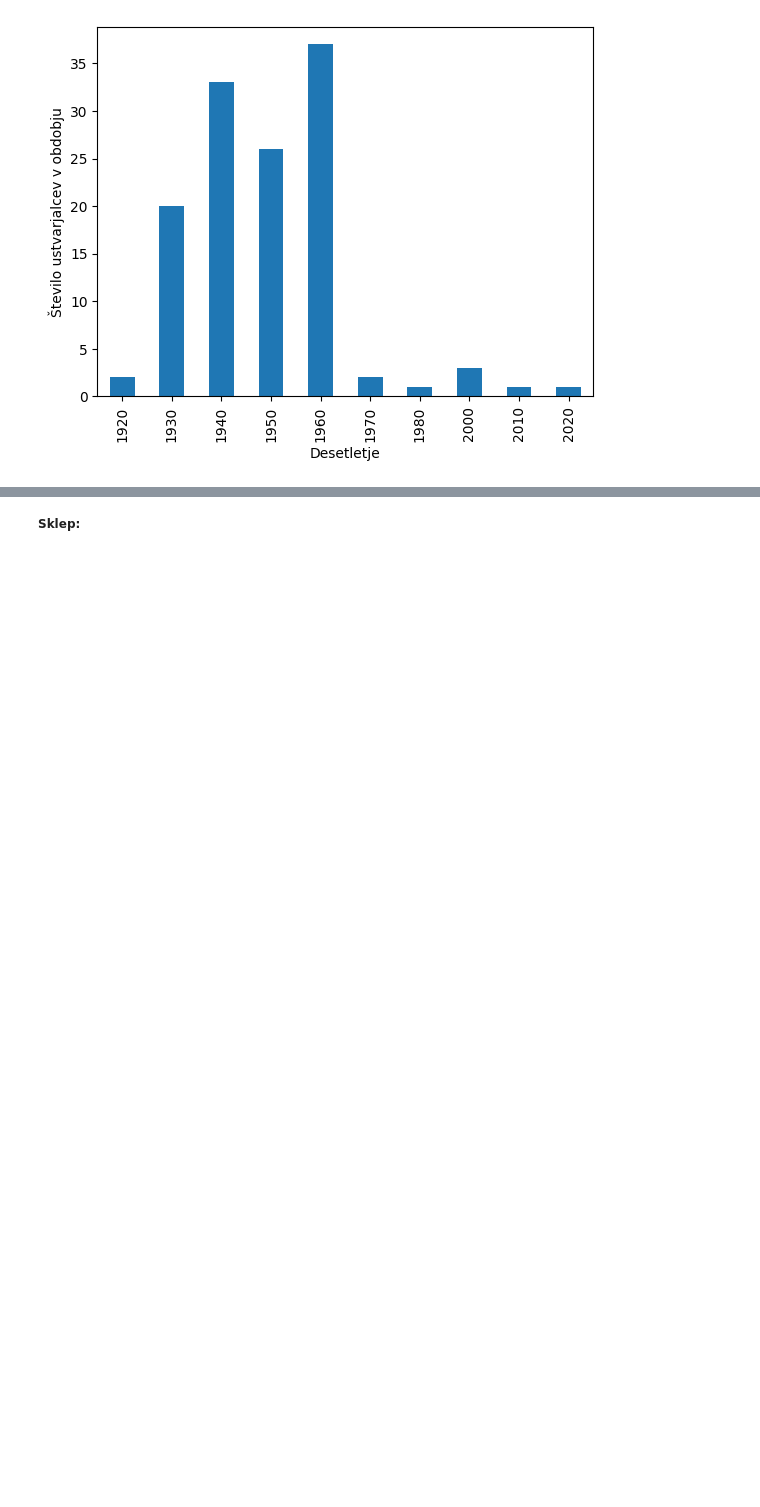
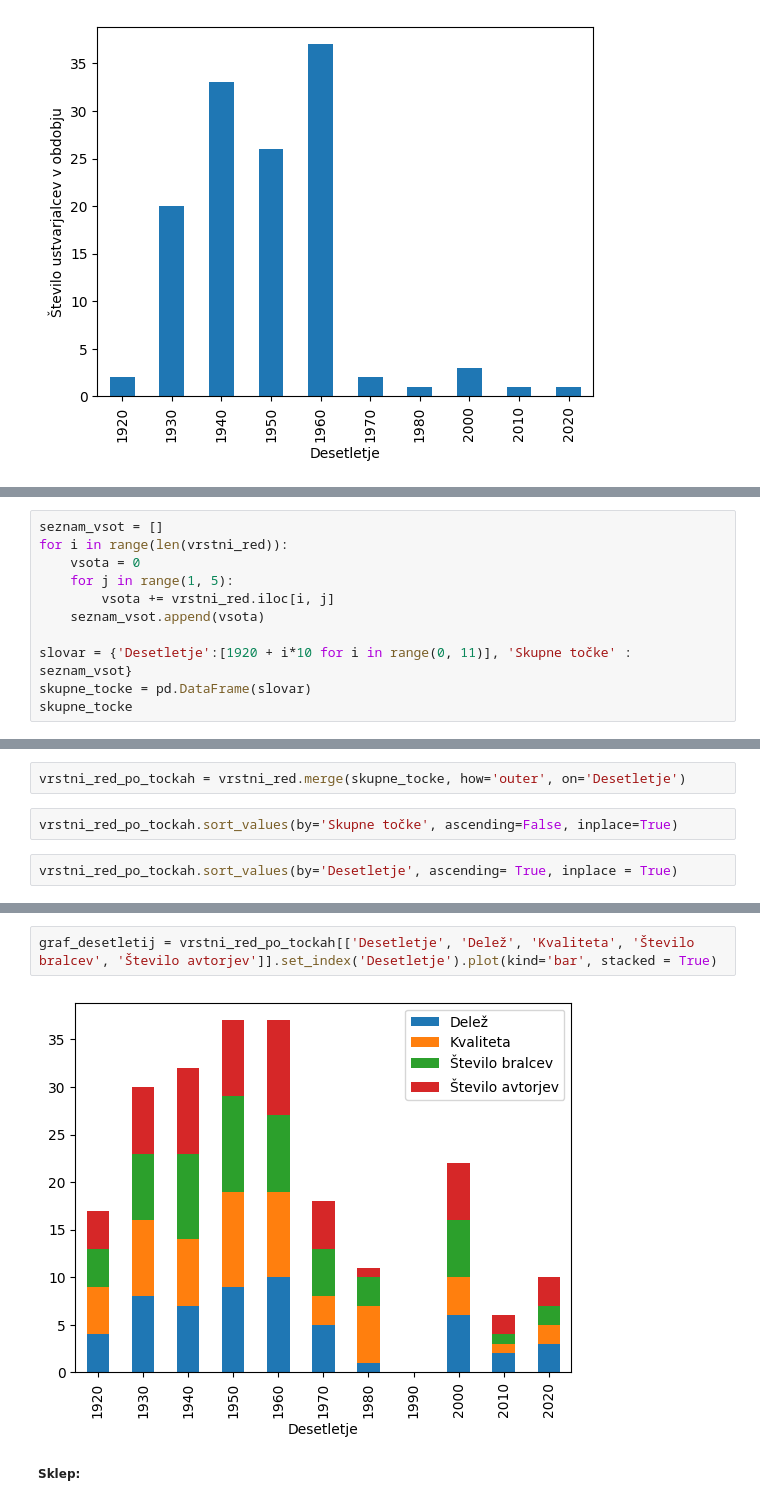
Before and after one commit to Benjamin-Dagarin/UVP_Projektna_naloga_2024, a Jupyter notebook: Analiza_fantazijskih_knjig.ipynb, the cells around one changed output, grey strips where cells are left out. Drawn from its saved outputs; the diff is of its cells as text; blank space fills up the shorter version.

Commit message:
Pisanje rezultatov pri poglavju 'Zlato desetletje'; 30. 7. 2024, 19.43

```diff
--- a/Analiza_fantazijskih_knjig.ipynb
+++ b/Analiza_fantazijskih_knjig.ipynb
@@ -499,0 +626,11 @@ analiza_po_desetletjih['Število avtorjev'].plot(kind='bar', ylabel='Število us
+# %%
+seznam_vsot = []
+for i in range(len(vrstni_red)):
+    vsota = 0
+    for j in range(1, 5):
+        vsota += vrstni_red.iloc[i, j]
+    seznam_vsot.append(vsota)
+
+slovar = {'Desetletje':[1920 + i*10 for i in range(0, 11)], 'Skupne točke' : seznam_vsot}
+skupne_tocke = pd.DataFrame(slovar)
+skupne_tocke
@@ -499,0 +650,6 @@ analiza_po_desetletjih['Število avtorjev'].plot(kind='bar', ylabel='Število us
+# %%
+vrstni_red_po_tockah = vrstni_red.merge(skupne_tocke, how='outer', on='Desetletje')
+# %%
+vrstni_red_po_tockah.sort_values(by='Skupne točke', ascending=False, inplace=True)
+# %%
+vrstni_red_po_tockah.sort_values(by='Desetletje', ascending= True, inplace = True)
@@ -500,3 +671,7 @@ analiza_po_desetletjih['Število avtorjev'].plot(kind='bar', ylabel='Število us
+# %%
+graf_desetletij = vrstni_red_po_tockah[['Desetletje', 'Delež', 'Kvaliteta', 'Število bralcev', 'Število avtorjev']].set_index('Desetletje').plot(kind='bar', stacked = True)
+# %% [output]
+[figure, added]
 # %% [markdown]
 <p style="font-family:Verdana; font-size:12px"><b>Sklep:</b></p>
 # %% [markdown]
```
Also changed, not shown: parts of 23 cells of this notebook, 1 other file.
